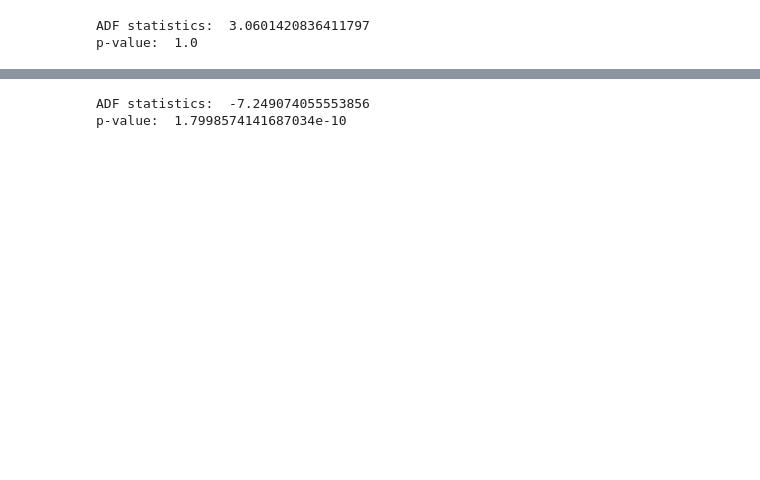
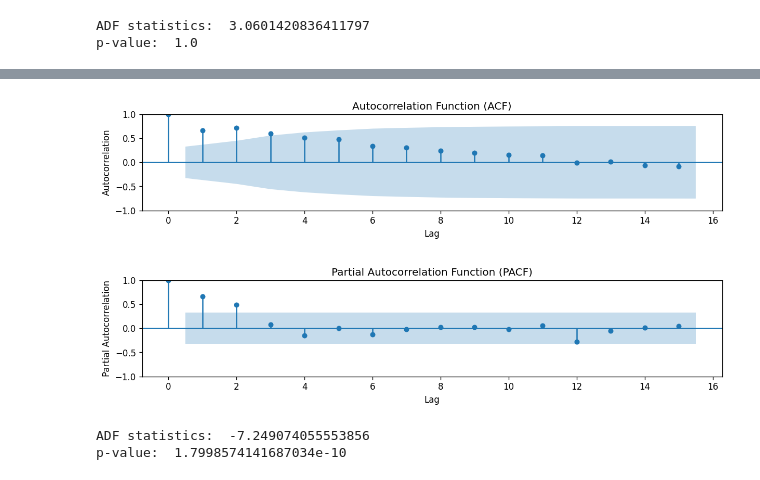
Before and after one commit to Mukul-kYadav/ARIMA, a Jupyter notebook: sales.ipynb, the cells around one changed output, grey strips where cells are left out. Cells and saved outputs as stored; diff of their text form; code cells hidden in the pictures; blank space fills up the shorter version.

```diff
--- a/sales.ipynb
+++ b/sales.ipynb
@@ -50,3 +83,22 @@ plt.show()
+# %%
+from statsmodels.graphics.tsaplots import plot_acf, plot_pacf
+
+time_series = df['sales']
+fig, ax = plt.subplots(figsize=(12, 2))
+plot_acf(time_series, ax=ax, lags=15)
+plt.title('Autocorrelation Function (ACF)')
+plt.xlabel('Lag')
+plt.ylabel('Autocorrelation')
+plt.show()
+fig, ax = plt.subplots(figsize=(12, 2))
+plot_pacf(time_series, ax=ax, lags=15)
+plt.title('Partial Autocorrelation Function (PACF)')
+plt.xlabel('Lag')
+plt.ylabel('Partial Autocorrelation')
+plt.show()
+# %% [output]
+[figure, added]
+[figure, added]
 # %%
 result_1_diff = adfuller(df.sales.diff().dropna())
 print("ADF statistics: ", result_1_diff[0])
```
Also changed, not shown: parts of 30 cells of this notebook.
